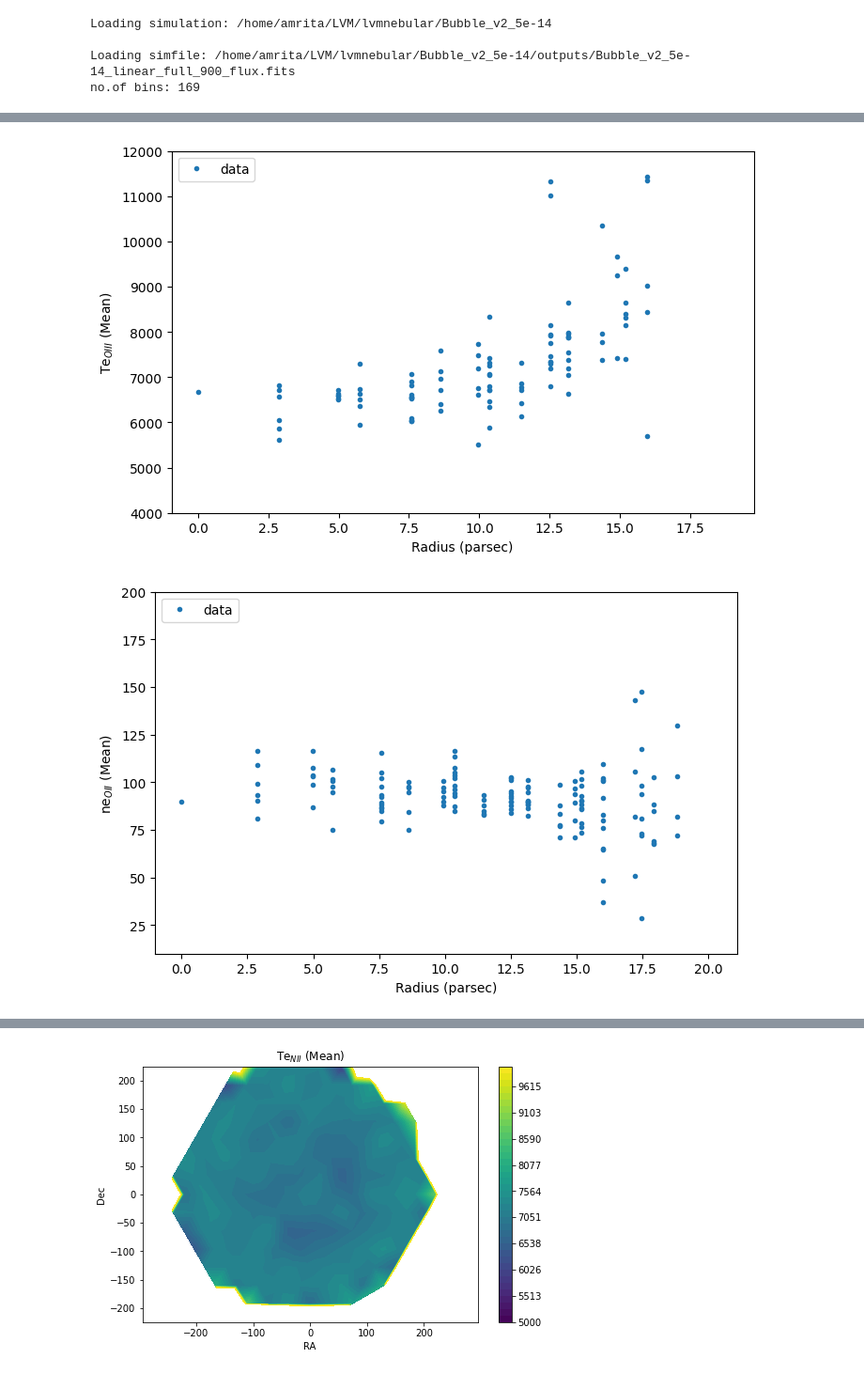
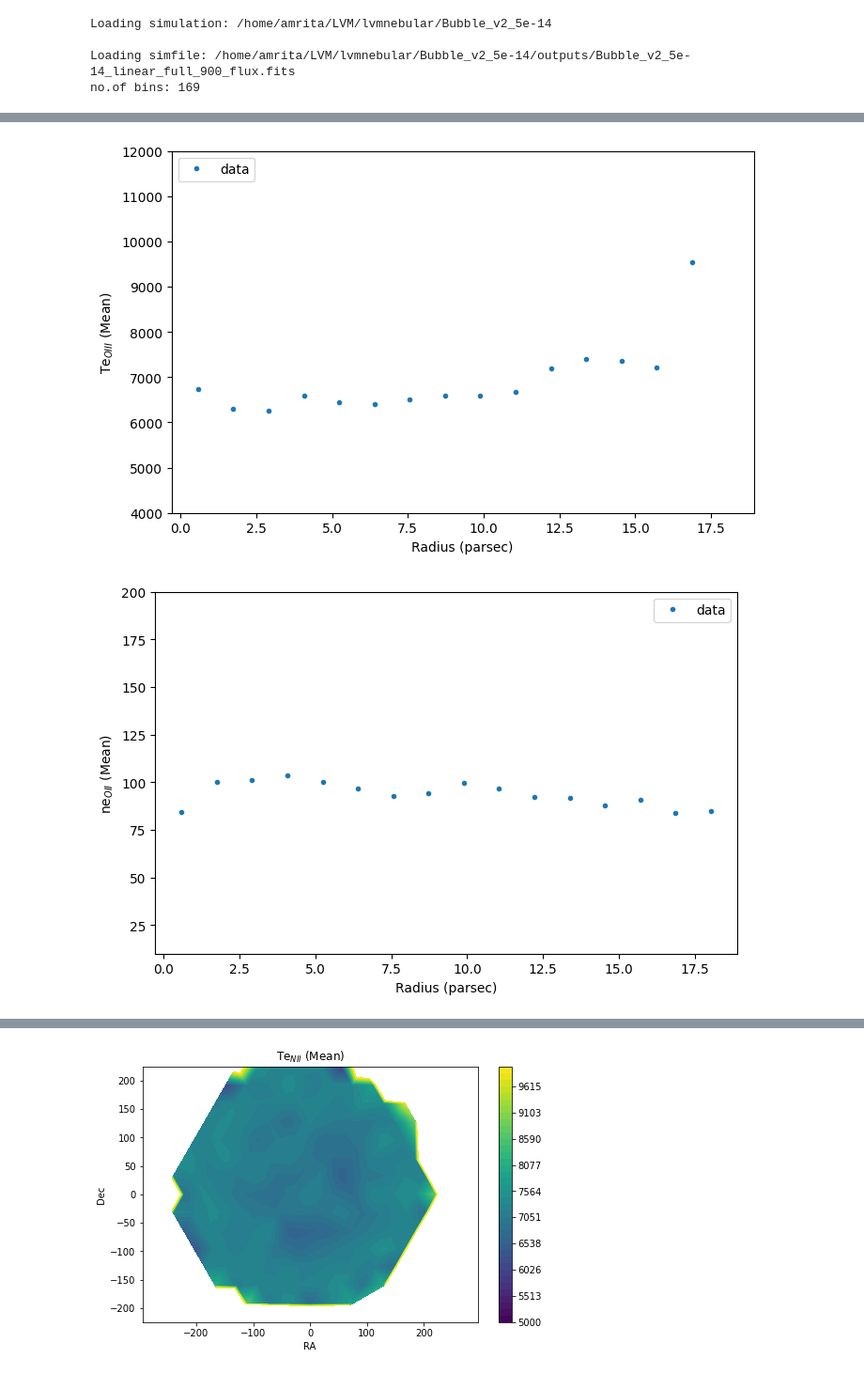
Before and after one commit to Amrita27singh/lvmnebular, a Jupyter notebook: Testing_lvmnebular.ipynb, the cells around one changed output, grey strips where cells are left out. Shown at 94% size. Saved outputs shown, nothing was run; the diff lists cells and outputs as text; code cells hidden in the pictures.

```diff
--- a/Testing_lvmnebular.ipynb
+++ b/Testing_lvmnebular.ipynb
@@ -13,8 +13,8 @@ Loading simfile: /home/amrita/LVM/lvmnebular/Bubble_v2_5e-14/outputs/Bubble_v2_5
 no.of bins: 169
 # %%
 #native simulation
-#u.fitlines(sys_vel=20, lines0= np.array([9069, 7319, 7320, 7330, 7331, 6731, 6717, 6584, 6563, 6548, 6312, 5755, 5007, 4959, 4861, 4363, 4069, 4076, 3970, 3729, 3726]), radbin=False, vorbin=False, rbinmax=260, drbin=15, loadfile=True, plot=False) #native sim
-u.fitlines(sys_vel=20, lines0= np.array([7319, 7320, 7330, 7331]), radbin=False, vorbin=False, rbinmax=260, drbin=15, loadfile=False, plot=True) #native sim
+u.fitlines(sys_vel=20, lines0= np.array([9069, 7319, 7320, 7330, 7331, 6731, 6717, 6584, 6563, 6548, 6312, 5755, 5007, 4959, 4861, 4363, 4069, 4076, 3970, 3729, 3726]), radbin=False, vorbin=False, rbinmax=260, drbin=15, loadfile=True, plot=False) #native sim
+#u.fitlines(sys_vel=20, lines0= np.array([7319, 7320, 7330, 7331]), radbin=False, vorbin=False, rbinmax=260, drbin=15, loadfile=False, plot=True) #native sim
 
 #voronoibin sim
 #u.fitlines(sys_vel=20, lines0= np.array([9069, 7319, 7320, 7330, 7331, 6731, 6717, 6584, 6563, 6548, 6312, 5755, 5007, 4959, 4861, 4363, 4069, 4076, 3970, 3729, 3726]), radbin=False, vorbin=True, rbinmax=260, drbin=15, loadfile=False, plot=False) #voronoi sim
@@ -23,5 +23,5 @@ u.fitlines(sys_vel=20, lines0= np.array([7319, 7320, 7330, 7331]), radbin=False,
 #u.fitlines(sys_vel=20, lines0= np.array([9069, 7319, 7320, 7330, 7331, 6731, 6717, 6584, 6563, 6548, 6312, 5755, 5007, 4959, 4861, 4363, 4069, 4076, 3970, 3729, 3726]), radbin=True, vorbin=False, rbinmax=260, drbin=15, loadfile=False, plot=False) #radbin sim
 
 #snbin sim
-#u.fitlines(sys_vel=20, lines0= np.array([9069, 7319, 7320, 7330, 7331, 6731, 6717, 6584, 6563, 6548, 6312, 5755, 5007, 4959, 4861, 4363, 4069, 4076, 3970, 3729, 3726]), radbin=False, vorbin=False, snbin=True, rbinmax=260, drbin=15, loadfile=False, plot=False) #voronoi sim
+#u.fitlines(sys_vel=20, lines0= np.array([9069,7320, 7331, 6731, 6717, 6584, 6563, 6548, 6312, 5755, 5007, 4959, 4861, 4363, 4069, 4076, 3970, 3729, 3726]), radbin=False, vorbin=False, snbin=True, rbinmax=260, drbin=15, loadfile=False, plot=False) #voronoi sim
 # %% [output]
@@ -91,10 +96,10 @@ u.overplotprofile(u.linefitdict['TeO2'], u.vals[1], 5000 , 10000, title=r'Te$_{O
 # %%
 #MakeRadialbin plot profiles
-u.plotprofile(u.linefitdict['TeN2'], 5000 , 10000, title=r'Te$_{NII}$ (Mean)', output='TeN2', radbin=False, snbin=True)
-u.plotprofile(u.linefitdict['TeS2'], 5000 , 8000, title=r'Te$_{SII}$ (Mean)', output='TeS2',  radbin=False, snbin=True)
-u.plotprofile(u.linefitdict['TeS3'], 5000 , 10000, title=r'Te$_{SIII}$ (Mean)', output='TeS3',radbin=False, snbin=True)
-u.plotprofile(u.linefitdict['TeO3'], 4000 , 12000, title=r'Te$_{OIII}$ (Mean)', output='TeO3',radbin=False, snbin=True)
-u.plotprofile(u.linefitdict['neO2'], 10 , 200, title=r'ne$_{OII}$ (Mean)', output='neO2',     radbin=False, snbin=True)
-u.plotprofile(u.linefitdict['neS2'], 1000 , 1800, title=r'ne$_{SII}$ (Mean)', output='neS2',  radbin=False, snbin=True)
-u.plotprofile(u.linefitdict['TeO2'], 8000 , 20000, title=r'Te$_{OII}$ (Mean)', output='TeO2', radbin=False, snbin=True)
+u.plotprofile(u.linefitdict['TeN2'], 5000 , 10000, title=r'Te$_{NII}$ (Mean)', output='TeN2', radbin=True, snbin=False)
+u.plotprofile(u.linefitdict['TeS2'], 5000 , 8000, title=r'Te$_{SII}$ (Mean)', output='TeS2',  radbin=True, snbin=False)
+u.plotprofile(u.linefitdict['TeS3'], 5000 , 10000, title=r'Te$_{SIII}$ (Mean)', output='TeS3',radbin=True, snbin=False)
+u.plotprofile(u.linefitdict['TeO3'], 4000 , 12000, title=r'Te$_{OIII}$ (Mean)', output='TeO3',radbin=True, snbin=False)
+u.plotprofile(u.linefitdict['neO2'], 10 , 200, title=r'ne$_{OII}$ (Mean)', output='neO2',     radbin=True, snbin=False)
+u.plotprofile(u.linefitdict['neS2'], 1000 , 1800, title=r'ne$_{SII}$ (Mean)', output='neS2',  radbin=True, snbin=False)
+u.plotprofile(u.linefitdict['TeO2'], 8000 , 10000, title=r'Te$_{OII}$ (Mean)', output='TeO2', radbin=True, snbin=False)
 # %% [output]
@@ -104,2 +109,2 @@ u.plotprofile(u.linefitdict['TeO2'], 8000 , 20000, title=r'Te$_{OII}$ (Mean)', o
-[figure, old version]
+[figure, new version]
-[figure, old version]
+[figure, new version]
```
Also changed, not shown: parts of 6 cells of this notebook, 1 other file.
